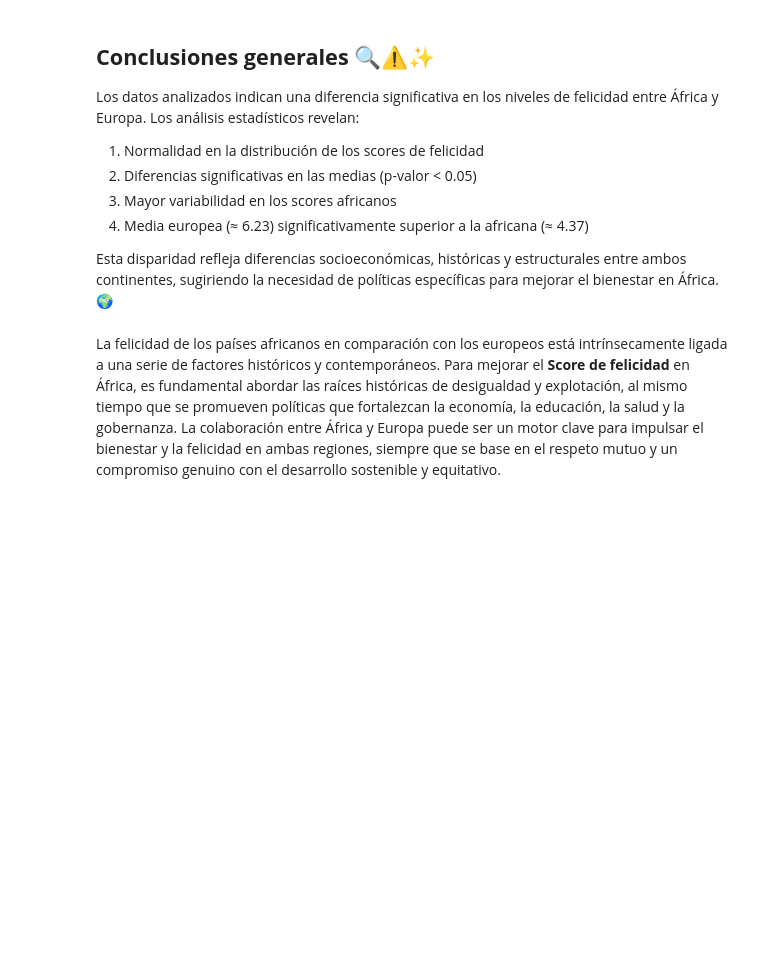
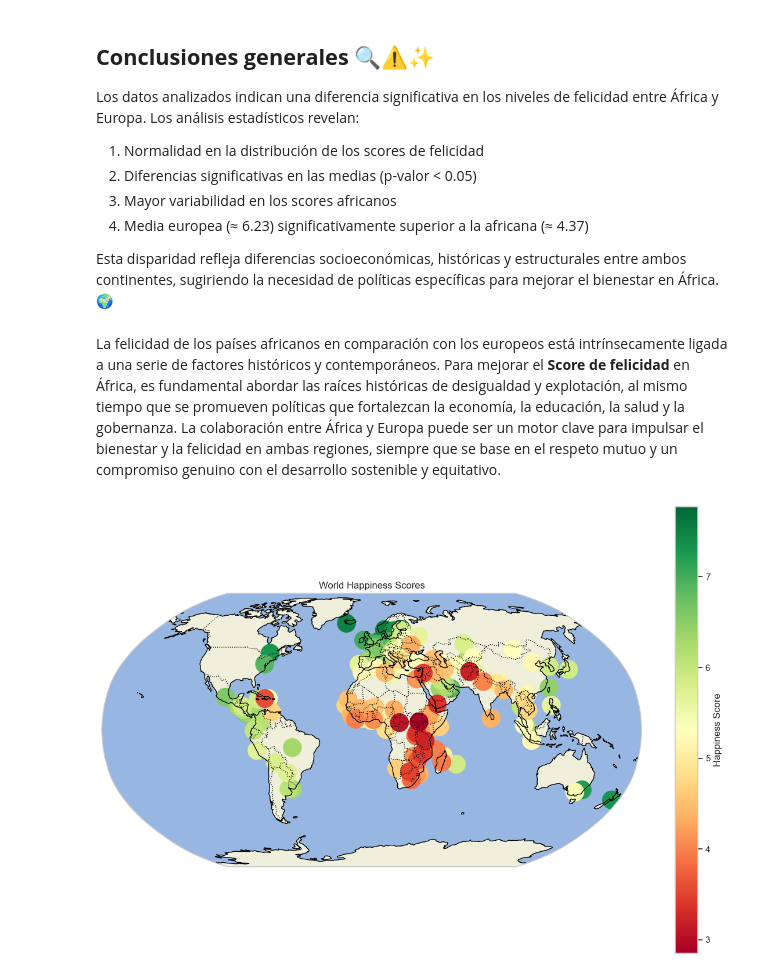
Before and after one commit to Javi111003/Happinness-World-Ranking-Stats, a Jupyter notebook: main.ipynb, the cells around one changed output. Saved outputs shown, nothing was run; the diff lists cells and outputs as text; code cells hidden in the pictures; blank space fills up the shorter version.

Commit message:
Added color map to show happiness score difs between each country

```diff
--- a/main.ipynb
+++ b/main.ipynb
@@ -924,3 +929,85 @@ Los datos analizados indican una diferencia significativa en los niveles de feli
 Esta disparidad refleja diferencias socioeconómicas, históricas y estructurales entre ambos continentes, sugiriendo la necesidad de políticas específicas para mejorar el bienestar en África. 🌍
 # %% [markdown]
 La felicidad de los países africanos en comparación con los europeos está intrínsecamente ligada a una serie de factores históricos y contemporáneos. Para mejorar el **Score de felicidad** en África, es fundamental abordar las raíces históricas de desigualdad y explotación, al mismo tiempo que se promueven políticas que fortalezcan la economía, la educación, la salud y la gobernanza. La colaboración entre África y Europa puede ser un motor clave para impulsar el bienestar y la felicidad en ambas regiones, siempre que se base en el respeto mutuo y un compromiso genuino con el desarrollo sostenible y equitativo.
+# %%
+# Create a figure with a map projection
+
+def get_coordinates(country_name):
+
+    try:
+
+        country = CountryInfo(country_name)
+
+        capital_info = country.capital_latlng()
+
+        return capital_info[0], capital_info[1]
+
+    except:
+
+        return None, None
+
+
+
+# Add coordinates to DataFrame
+
+df[['Latitude', 'Longitude']] = df.apply(lambda x: pd.Series(get_coordinates(x['Country or region'])), axis=1)
+
+# Create a figure with a map projection
+
+plt.figure(figsize=(15, 10))
+
+ax = plt.axes(projection=ccrs.Robinson())
+
+
+
+# Add map features
+
+ax.add_feature(cfeature.LAND)
+
+ax.add_feature(cfeature.OCEAN)
+
+ax.add_feature(BORDERS, linestyle=':')
+
+
+
+# Add coastlines
+
+ax.coastlines()
+
+
+
+# Plot the happiness scores
+
+ax.set_global()
+
+
+
+# Create a color map of happiness scores
+
+scatter = ax.scatter(df['Longitude'], df['Latitude'],
+
+                    c=df['Score'],  # Using 'Score' instead of 'Happiness Score'
+
+                    transform=ccrs.PlateCarree(),
+
+                    cmap='RdYlGn',  # Red-Yellow-Green colormap
+
+                    s=500)  # Size of the points
+
+
+
+# Add a colorbar
+
+plt.colorbar(scatter, label='Happiness Score')
+
+
+
+# Add title
+
+plt.title('World Happiness Scores')
+
+
+
+plt.show()
+# %% [output]
+[figure, added]
```
Also changed, not shown: parts of 4 cells of this notebook.
